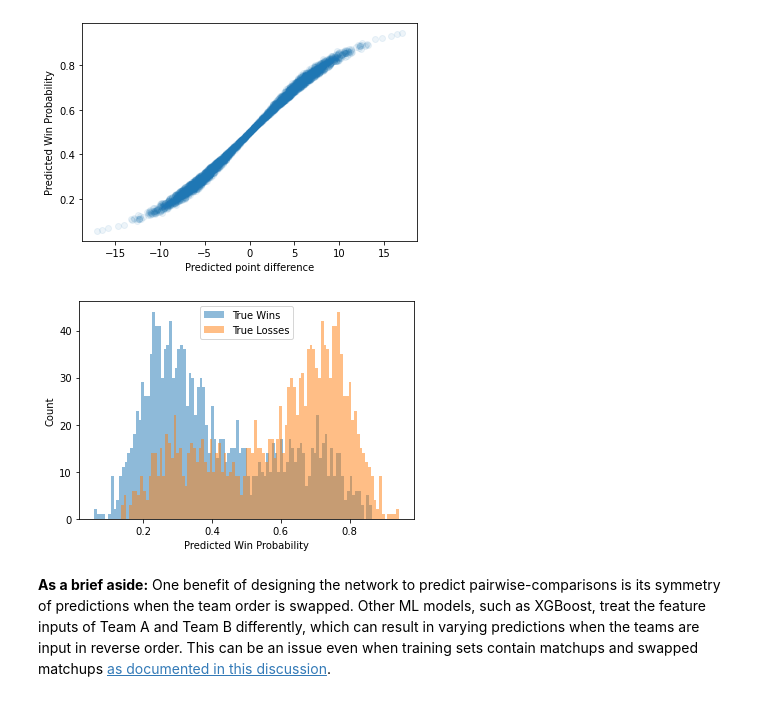
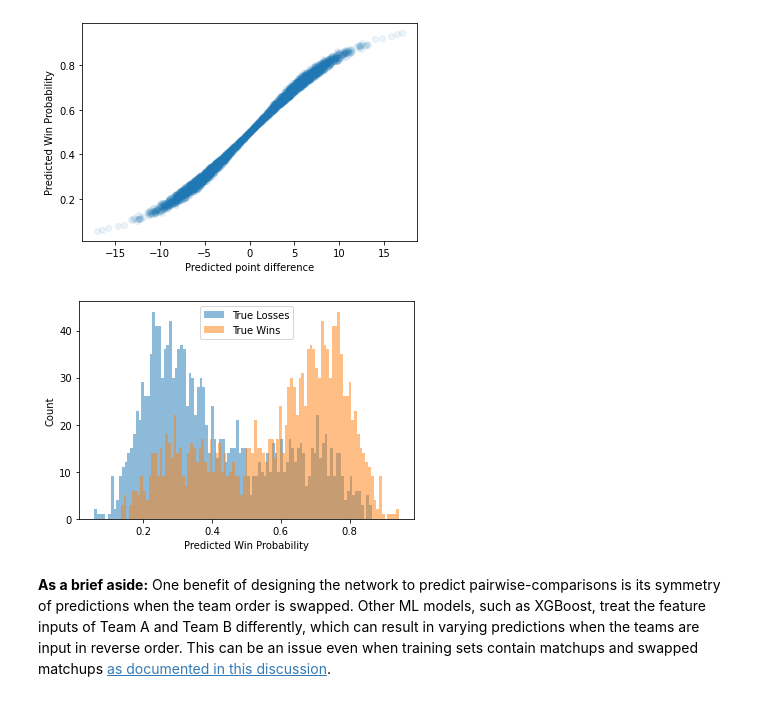
Before and after one commit to armstrys/Data-Bites-Blog, a Jupyter notebook: _notebooks/2020-05-04-NCAA-Embeddings.ipynb, the cells around one changed output. Cells and saved outputs as stored; diff of their text form; code cells hidden in the pictures.

```diff
--- a/_notebooks/2020-05-04-NCAA-Embeddings.ipynb
+++ b/_notebooks/2020-05-04-NCAA-Embeddings.ipynb
@@ -351,21 +354,21 @@ Pearson coefficient:  1.0
 # %%
 #collapse_hide
 ywin = []
 yloss = []
 for ii in range(len(Y_test[0])):
     if Y_test[0,ii]==1:
         ywin += [y[ii]]
     else:
         yloss += [y[ii]]
 
-plt.hist(yloss,bins=100, alpha=.5, label='True Wins')
-plt.hist(ywin,bins=100, alpha=.5, label='True Losses')
+plt.hist(yloss,bins=100, alpha=.5, label='True Losses')
+plt.hist(ywin,bins=100, alpha=.5, label='True Wins')
 plt.xlabel('Predicted Win Probability')
 plt.ylabel('Count')
 plt.legend(loc="upper center")
 plt.show()
 # %% [output]
-[figure, old version]
+[figure, new version]
 # %% [markdown]
 **As a brief aside:** One benefit of designing the network to predict pairwise-comparisons is its symmetry of predictions when the team order is swapped. Other ML models, such as XGBoost, treat the feature inputs of Team A and Team B differently, which can result in varying predictions when the teams are input in reverse order. This can be an issue even when training sets contain matchups and swapped matchups [as documented in this discussion](https://www.kaggle.com/c/google-cloud-ncaa-march-madness-2020-division-1-mens-tournament/discussion/130855).
 # %% [markdown]
```
Also changed, not shown: parts of 5 cells of this notebook, 1 other file.
